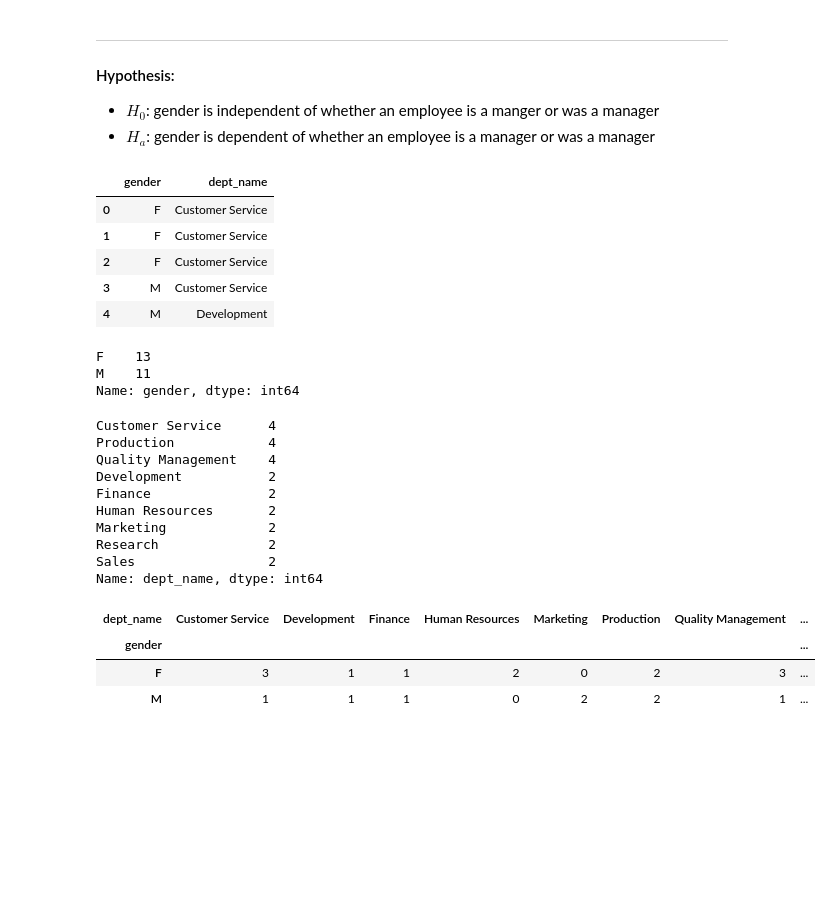
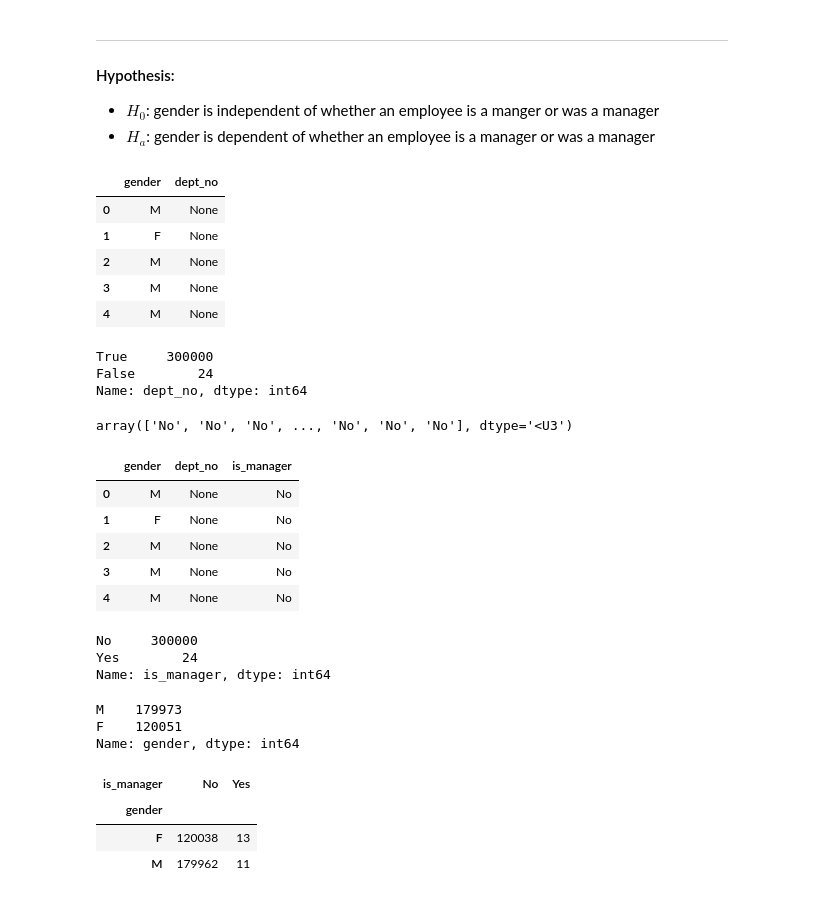
Before and after one commit to devgurung141/statistics-exercises, a Jupyter notebook: hypothesis_testing.ipynb, the cells around one changed output. Saved outputs shown, nothing was run; the diff lists cells and outputs as text; code cells hidden in the pictures; blank space fills up the shorter version.

```diff
--- a/hypothesis_testing.ipynb
+++ b/hypothesis_testing.ipynb
@@ -1256,12 +1274,9 @@ eval_results(p, alpha, group1='gender', group2='dept_name')
 - $H_{a}$: gender is dependent of whether an employee is a manager or was a manager
 # %%
 querry= """
-    SELECT  e.gender, d.dept_name
-    FROM employees e
-    JOIN dept_manager dm
-    USING (emp_no)
-    JOIN departments as d
-        on d.dept_no = dm.dept_no;
+    SELECT  gender, dept_no
+    FROM employees
+    LEFT JOIN dept_manager USING (emp_no);
     """
 # %%
 url = f'mysql+pymysql://{username}:{password}@{host}/employees'
@@ -1269,45 +1284,59 @@ df = pd.read_sql(querry, url)
 # %%
 df.head()
 # %% [output]
-|  | gender | dept_name |
-| 0 | F | Customer Service |
-| 1 | F | Customer Service |
-| 2 | F | Customer Service |
-| 3 | M | Customer Service |
-| 4 | M | Development |
+|  | gender | dept_no |
+| 0 | M | None |
+| 1 | F | None |
+| 2 | M | None |
+| 3 | M | None |
+| 4 | M | None |
 # %%
 # check values and data type
-
-df.gender.value_counts()
+df['dept_no'].isna().value_counts()
 # %% [output]
-F    13
-M    11
-Name: gender, dtype: int64
+True     300000
+False        24
+Name: dept_no, dtype: int64
+# %%
+#Use np.where to generate binary output
+np.where(df['dept_no'].isna(), 'No', 'Yes')
+# %% [output]
+array(['No', 'No', 'No', ..., 'No', 'No', 'No'], dtype='<U3')
+# %%
+#Create the column
+df['is_manager'] = np.where(df['dept_no'].isna(), 'No', 'Yes')
+df.head()
+# %% [output]
+|  | gender | dept_no | is_manager |
+| 0 | M | None | No |
+| 1 | F | None | No |
+| 2 | M | None | No |
+| 3 | M | None | No |
+| 4 | M | None | No |
 # %%
 # Check values and data types
 
-df.dept_name.value_counts()
+df.is_manager.value_counts()
 # %% [output]
-Customer Service      4
-Production            4
-Quality Management    4
-Development           2
-Finance               2
-Human Resources       2
-Marketing             2
-Research              2
-Sales                 2
-Name: dept_name, dtype: int64
+No     300000
+Yes        24
+Name: is_manager, dtype: int64
+# %%
+df.gender.value_counts()
+# %% [output]
+M    179973
+F    120051
+Name: gender, dtype: int64
 # %%
 # create corsstab
 
-observed = pd.crosstab(df.gender, df.dept_name)
+observed = pd.crosstab(df.gender, df.is_manager)
 observed
 # %% [output]
-| dept_name | Customer Service | Development | Finance | Human Resources | Marketing | Production | Quality Management | ... |
-| gender |  |  |  |  |  |  |  | ... |
-| F | 3 | 1 | 1 | 2 | 0 | 2 | 3 | ... |
-| M | 1 | 1 | 1 | 0 | 2 | 2 | 1 | ... |
+| is_manager | No | Yes |
+| gender |  |  |
+| F | 120038 | 13 |
+| M | 179962 | 11 |
 # %%
 # set alpha
 alpha = 0.05
```
Also changed, not shown: parts of 13 cells of this notebook.
